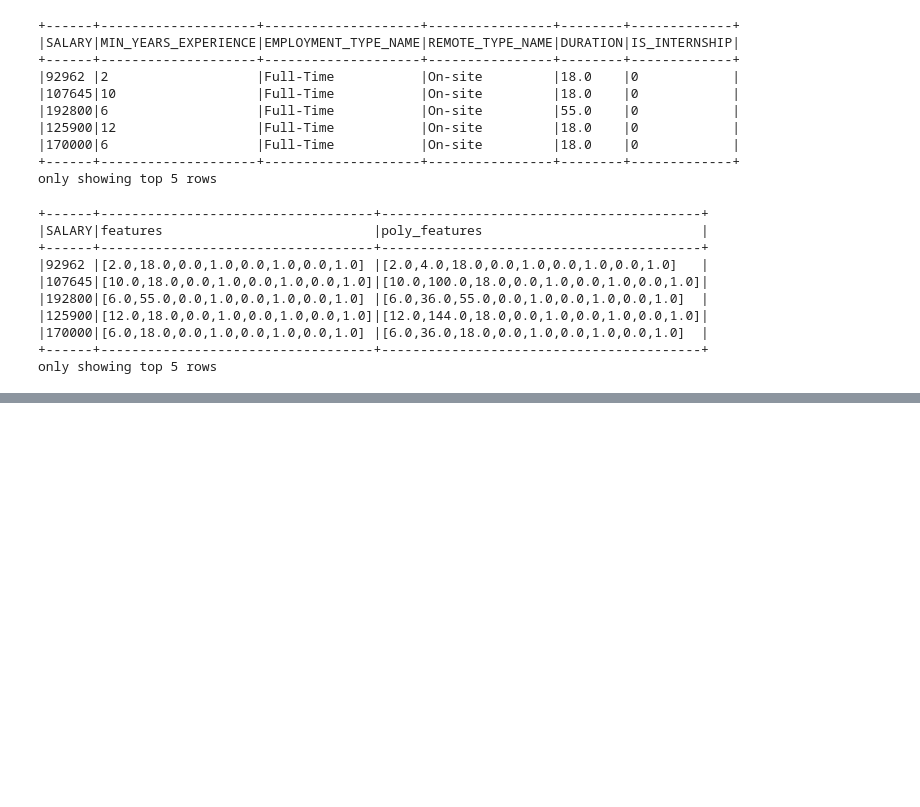
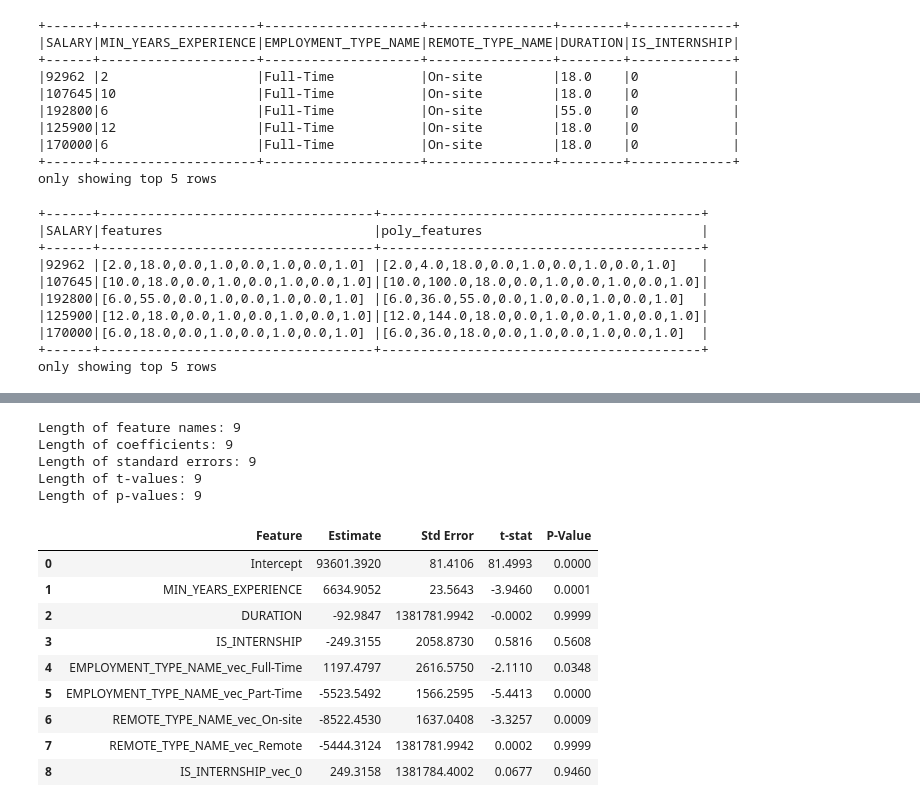
Before and after one commit to met-ad-688/assignment-04-dakotalder, a Jupyter notebook: assignment04-dkalder.ipynb, the cells around one changed output, grey strips where cells are left out. Drawn from its saved outputs; the diff is of its cells as text; code cells hidden in the pictures; blank space fills up the shorter version.

```diff
--- a/assignment04-dkalder.ipynb
+++ b/assignment04-dkalder.ipynb
@@ -283,0 +280,48 @@ from IPython.display import display, HTML
+# %%
+feature_new = summary._call_java("featureNames")
+
+features = ["Intercept"] + feature_new
+coefs = [glr_model.intercept] + list(glr_model.coefficients)
+se = list(summary.coefficientStandardErrors)
+tvals = list(summary.tValues)
+pvals = list(summary.pValues)
+
+print("Length of feature names:", len(features))
+print("Length of coefficients:", len(coefs))
+print("Length of standard errors:", len(se))
+print("Length of t-values:", len(tvals))
+print("Length of p-values:", len(pvals))
+# %% [output]
+Length of feature names: 9
+Length of coefficients: 9
+Length of standard errors: 9
+Length of t-values: 9
+Length of p-values: 9
+# %%
+import pandas as pd
+from tabulate import tabulate
+import pandas as pd
+from IPython.display import display, HTML
+
+coef_table = pd.DataFrame({
+     "Feature": features,
+    "Estimate": [f"{v:.4f}" if v is not None else None for v in coefs],
+    "Std Error": [f"{v:.4f}" if v is not None else None for v in se],
+    "t-stat": [f"{v:.4f}" if v is not None else None for v in tvals],
+    "p-Value": [f"{v:.4f}" if v is not None else None for v in pvals]
+})
+
+coef_table.to_csv("output/glr_summary.csv", index=False)
+
+HTML(coef_table.to_html())
+# %% [output]
+|  | Feature | Estimate | Std Error | t-stat | P-Value |
+| 0 | Intercept | 93601.3920 | 81.4106 | 81.4993 | 0.0000 |
+| 1 | MIN_YEARS_EXPERIENCE | 6634.9052 | 23.5643 | -3.9460 | 0.0001 |
+| 2 | DURATION | -92.9847 | 1381781.9942 | -0.0002 | 0.9999 |
+| 3 | IS_INTERNSHIP | -249.3155 | 2058.8730 | 0.5816 | 0.5608 |
+| 4 | EMPLOYMENT_TYPE_NAME_vec_Full-Time | 1197.4797 | 2616.5750 | -2.1110 | 0.0348 |
+| 5 | EMPLOYMENT_TYPE_NAME_vec_Part-Time | -5523.5492 | 1566.2595 | -5.4413 | 0.0000 |
+| 6 | REMOTE_TYPE_NAME_vec_On-site | -8522.4530 | 1637.0408 | -3.3257 | 0.0009 |
+| 7 | REMOTE_TYPE_NAME_vec_Remote | -5444.3124 | 1381781.9942 | 0.0002 | 0.9999 |
+| 8 | IS_INTERNSHIP_vec_0 | 249.3158 | 1381784.4002 | 0.0677 | 0.9460 |
```
Also changed, not shown: parts of 14 cells of this notebook, 1 other file.
